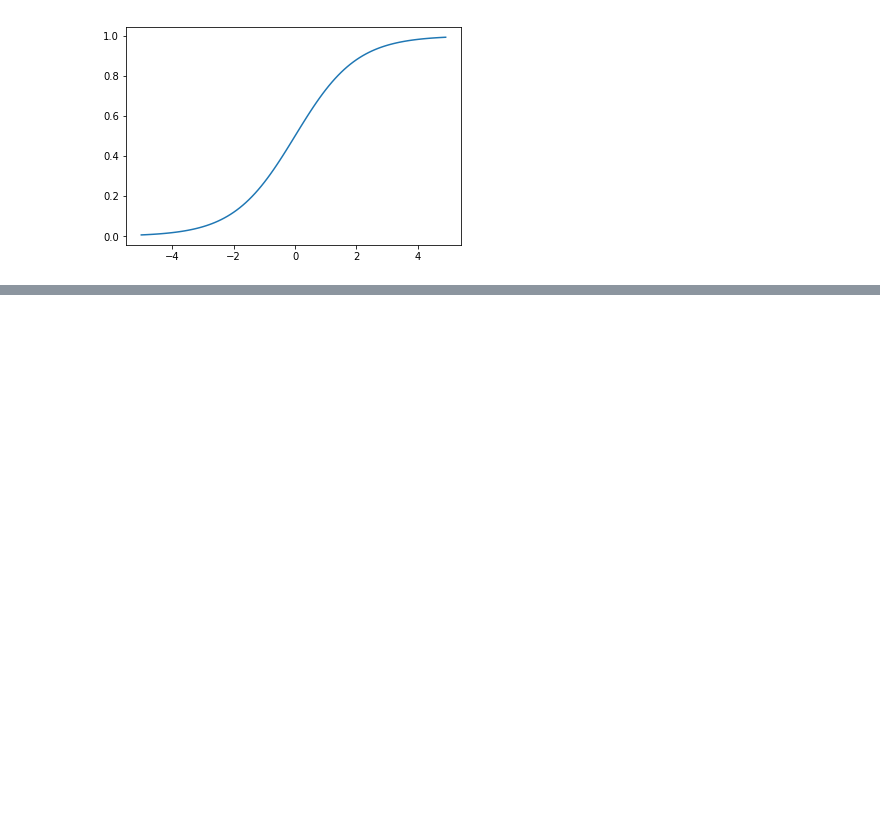
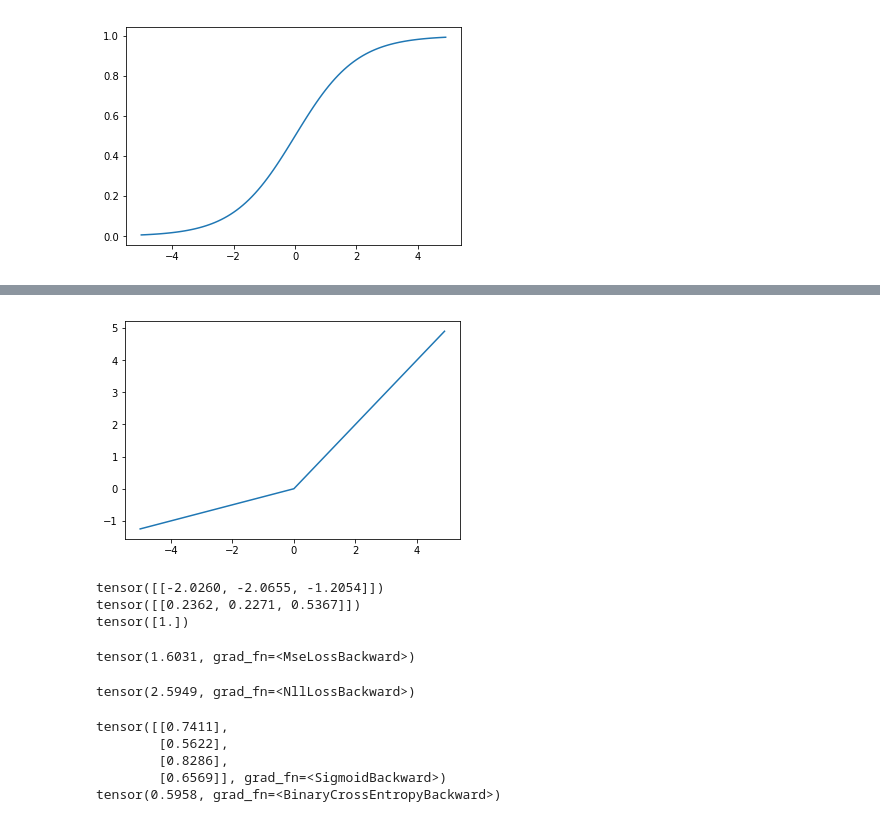
Before and after one commit to GAnagno/Neural-Nets, a Jupyter notebook: Perceptron.ipynb, the cells around one changed output, grey strips where cells are left out. Cells and saved outputs as stored; diff of their text form; code cells hidden in the pictures; blank space fills up the shorter version.

```diff
--- a/Perceptron.ipynb
+++ b/Perceptron.ipynb
@@ -48,0 +72,63 @@ plt.show()
+# %%
+import torch.nn as nn
+import matplotlib.pyplot as plt
+
+prelu = nn.PReLU(num_parameters=1)
+x = torch.arange(-5., 5., 0.1)
+y = prelu(x)
+
+plt.plot(x.numpy(), y.detach().numpy())
+plt.show()
+# %% [output]
+[figure, added]
+# %%
+softmax = nn.Softmax(dim=1)
+x_input = torch.randn(1, 3)
+y_output = softmax(x_input)
+print(x_input)
+print(y_output)
+print(torch.sum(y_output, dim=1))
+# %% [output]
+tensor([[-2.0260, -2.0655, -1.2054]])
+tensor([[0.2362, 0.2271, 0.5367]])
+tensor([1.])
+# %%
+import torch
+import torch.nn as nn
+
+mse_loss = nn.MSELoss()
+outputs = torch.randn(3, 5, requires_grad=True)
+targets = torch.randn(3, 5)
+loss = mse_loss(outputs, targets)
+loss.backward()
+print(loss)
+# %% [output]
+tensor(1.6031, grad_fn=<MseLossBackward>)
+# %%
+import torch
+import torch.nn as nn
+
+ce_loss = nn.CrossEntropyLoss()
+outputs = torch.randn(3, 5, requires_grad=True)
+targets = torch.tensor([1, 0, 3], dtype=torch.int64)
+loss = ce_loss(outputs, targets)
+loss.backward()
+print (loss)
+# %% [output]
+tensor(2.5949, grad_fn=<NllLossBackward>)
+# %%
+bce_loss = nn.BCELoss()
+sigmoid = nn.Sigmoid()
+probabilities = sigmoid(torch.randn(4, 1, requires_grad=True))
+print(probabilities)
+
+targets = torch.tensor([1, 0, 1, 0], dtype=torch.float32).view(4, 1)
+loss = bce_loss(probabilities, targets)
+loss.backward()
+print(loss)
+# %% [output]
+tensor([[0.7411],
+        [0.5622],
+        [0.8286],
+        [0.6569]], grad_fn=<SigmoidBackward>)
+tensor(0.5958, grad_fn=<BinaryCrossEntropyBackward>)
```
Also changed, not shown: parts of 2 cells of this notebook.
